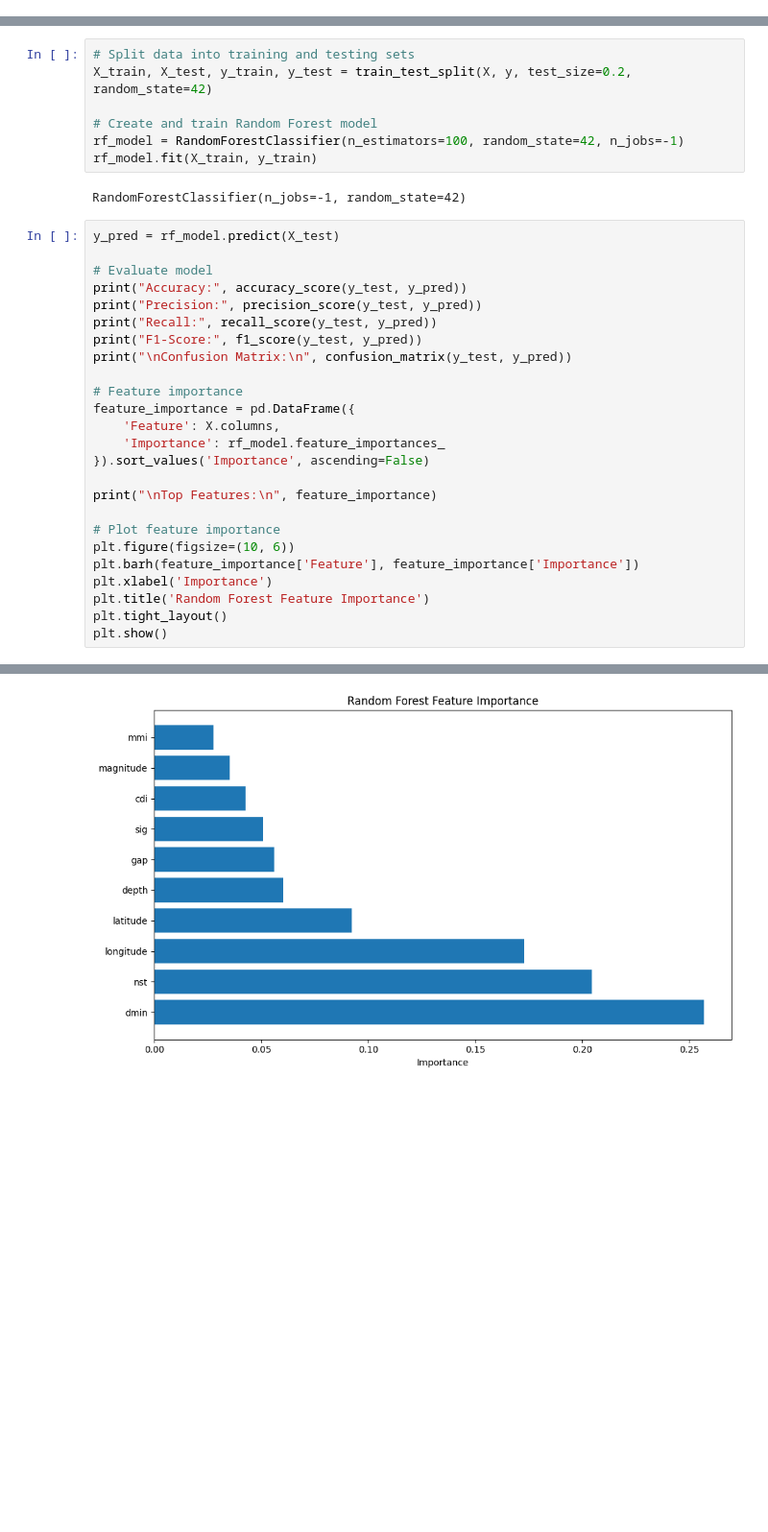
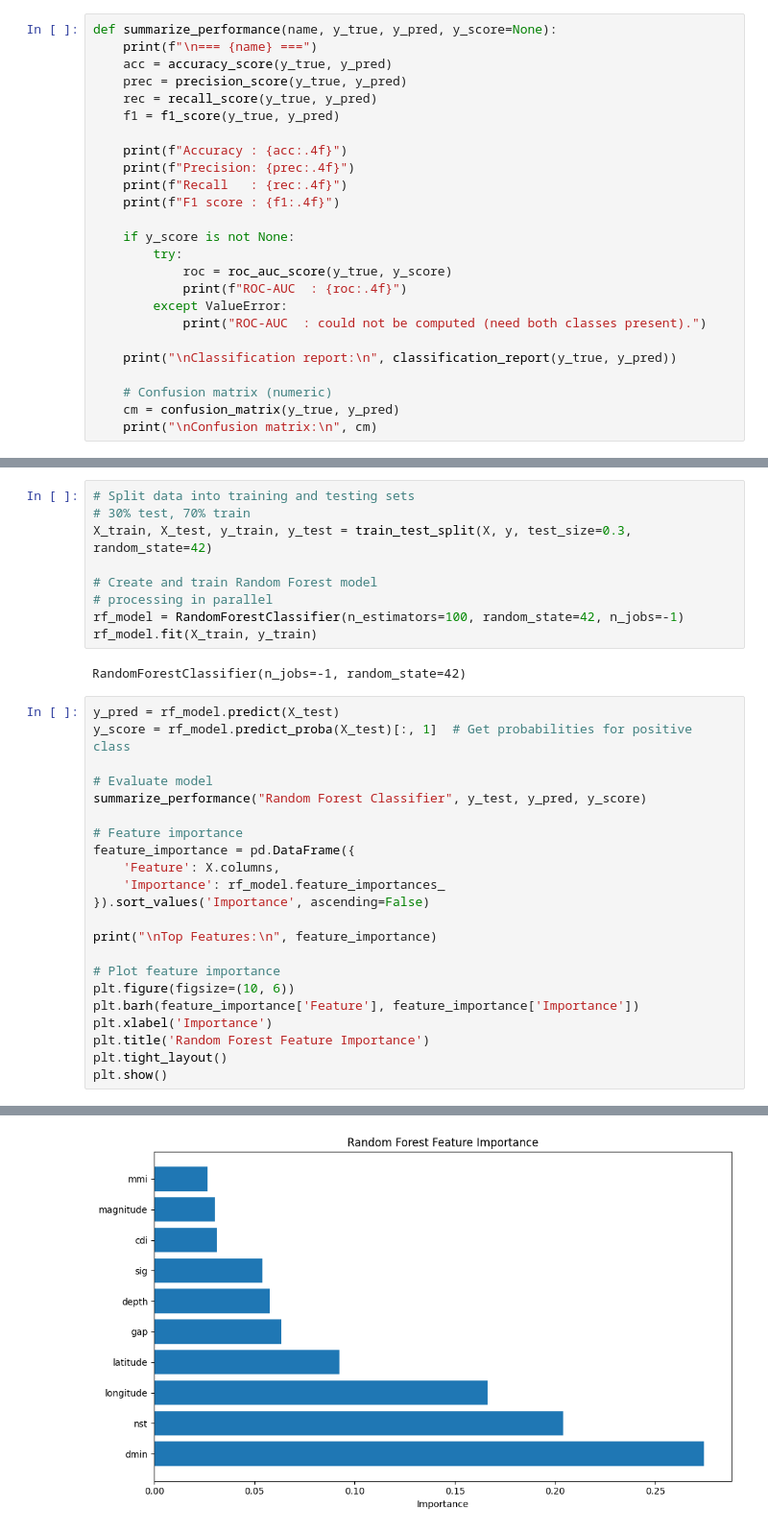
Before and after one commit to humnasul/floodDetection, a Jupyter notebook: floodDetectionModels.ipynb, the cells around one changed output, grey strips where cells are left out. Shown at 96% size. Saved outputs shown, nothing was run; the diff lists cells and outputs as text; blank space fills up the shorter version.

Commit message:
updated random forest model

```diff
--- a/floodDetectionModels.ipynb
+++ b/floodDetectionModels.ipynb
@@ -4,3 +17,28 @@ import pandas as pd
+# %%
+def summarize_performance(name, y_true, y_pred, y_score=None):
+    print(f"\n=== {name} ===")
+    acc = accuracy_score(y_true, y_pred)
+    prec = precision_score(y_true, y_pred)
+    rec = recall_score(y_true, y_pred)
+    f1 = f1_score(y_true, y_pred)
+
+    print(f"Accuracy : {acc:.4f}")
+    print(f"Precision: {prec:.4f}")
+    print(f"Recall   : {rec:.4f}")
+    print(f"F1 score : {f1:.4f}")
+
+    if y_score is not None:
+        try:
+            roc = roc_auc_score(y_true, y_score)
+            print(f"ROC-AUC  : {roc:.4f}")
+        except ValueError:
+            print("ROC-AUC  : could not be computed (need both classes present).")
+
+    print("\nClassification report:\n", classification_report(y_true, y_pred))
+
+    # Confusion matrix (numeric)
+    cm = confusion_matrix(y_true, y_pred)
+    print("\nConfusion matrix:\n", cm)
 # %%
 df = pd.read_csv('earthquake_data_tsunami.csv')
 df.head(10)
@@ -66,22 +99,21 @@ print(y.head())
 Name: tsunami, dtype: int64
 # %%
 # Split data into training and testing sets
-X_train, X_test, y_train, y_test = train_test_split(X, y, test_size=0.2, random_state=42)
+# 30% test, 70% train
+X_train, X_test, y_train, y_test = train_test_split(X, y, test_size=0.3, random_state=42)
 
 # Create and train Random Forest model
+# processing in parallel
 rf_model = RandomForestClassifier(n_estimators=100, random_state=42, n_jobs=-1)
 rf_model.fit(X_train, y_train)
 # %% [output]
 RandomForestClassifier(n_jobs=-1, random_state=42)
 # %%
 y_pred = rf_model.predict(X_test)
+y_score = rf_model.predict_proba(X_test)[:, 1]  # Get probabilities for positive class
 
 # Evaluate model
-print("Accuracy:", accuracy_score(y_test, y_pred))
-print("Precision:", precision_score(y_test, y_pred))
-print("Recall:", recall_score(y_test, y_pred))
-print("F1-Score:", f1_score(y_test, y_pred))
-print("\nConfusion Matrix:\n", confusion_matrix(y_test, y_pred))
+summarize_performance("Random Forest Classifier", y_test, y_pred, y_score)
 
 # Feature importance
 feature_importance = pd.DataFrame({
@@ -119 +151 @@ Top Features:
-[figure, old version]
+[figure, new version]
```
Also changed, not shown: parts of 3 cells of this notebook.
